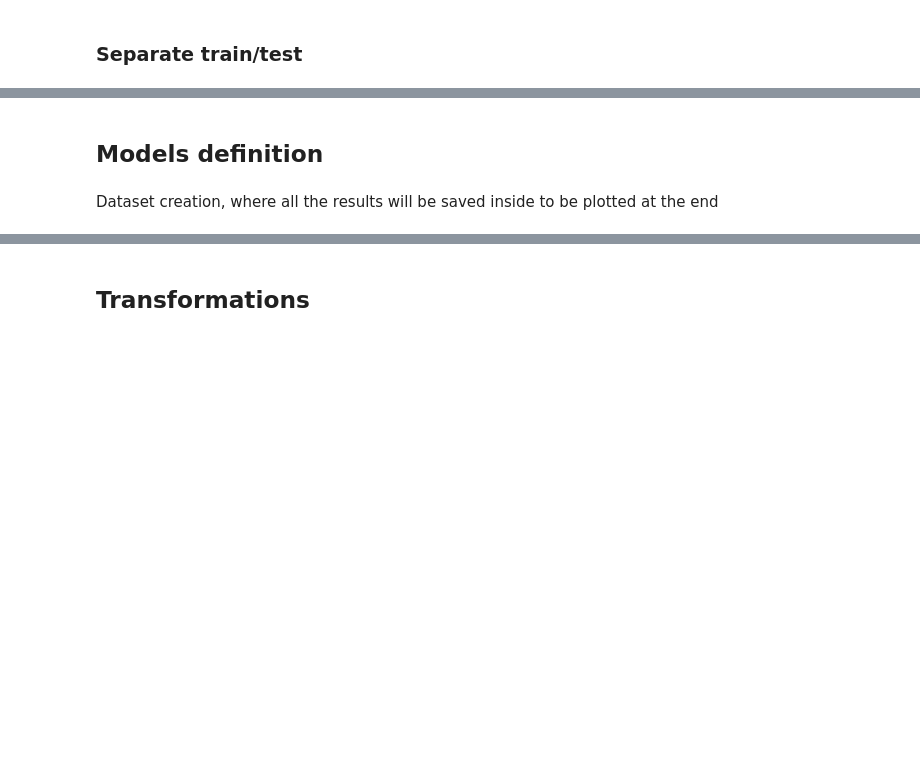
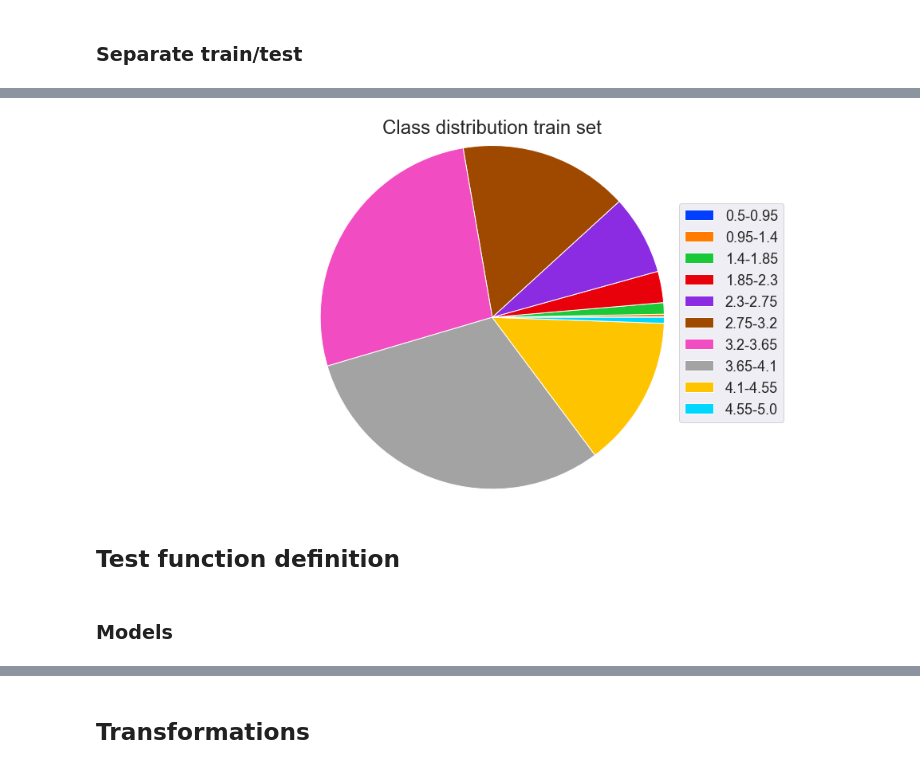
Before and after one commit to prushh/movie-lens-mlp, a Jupyter notebook: notebooks/1.5-imbalance-evaluation.ipynb, the cells around one changed output, grey strips where cells are left out. Drawn from its saved outputs; the diff is of its cells as text; code cells hidden in the pictures; blank space fills up the shorter version.

```diff
--- a/notebooks/1.5-imbalance-evaluation.ipynb
+++ b/notebooks/1.5-imbalance-evaluation.ipynb
@@ -59,3 +73,9 @@ train_data, test_data, train_target, test_target = train_test_split(data, target
+# %%
+show_class_distribution(train_target)
+# %% [output]
+[figure, added]
+# %% [markdown]
+## Test function definition
 # %% [markdown]
-## Models definition
+### Models
 # %%
@@ -68,2 +87,0 @@ models ={'random_forest' : ensemble.RandomForestClassifier(),
-# %% [markdown]
-Dataset creation, where all the results will be saved inside to be plotted at the end
```
Also changed, not shown: parts of 31 cells of this notebook, 1 other file.
